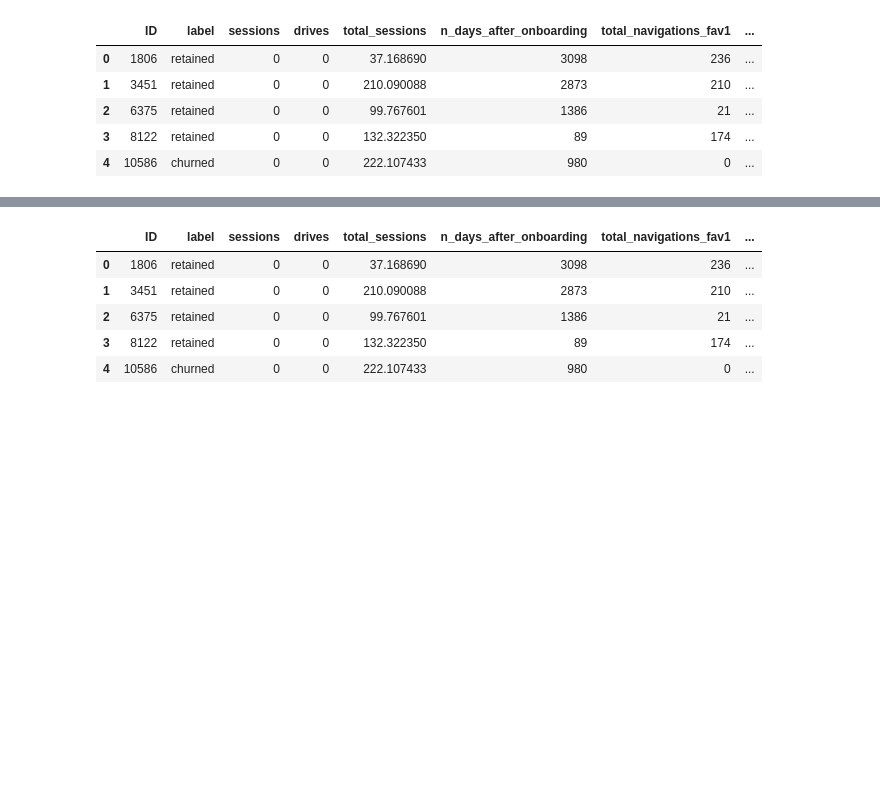
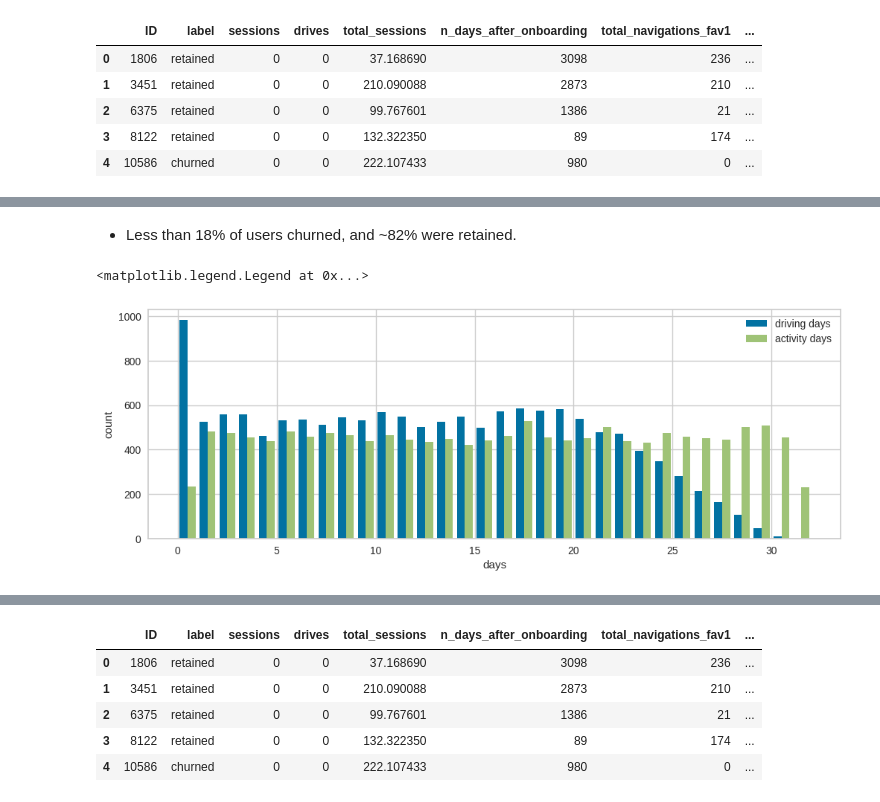
Before and after one commit to Hareg2024/User-churn, a Jupyter notebook: waze.ipynb, the cells around one changed output, grey strips where cells are left out. Drawn from its saved outputs; the diff is of its cells as text; code cells hidden in the pictures; blank space fills up the shorter version.

```diff
--- a/waze.ipynb
+++ b/waze.ipynb
@@ -66,0 +81,15 @@ df.head()
+# %% [markdown]
+* Less than 18% of users churned, and ~82% were retained.
+# %%
+# Histogram
+plt.figure(figsize=(12,4))
+label=['driving days', 'activity days']
+plt.hist([df['driving_days'], df['activity_days']],
+         bins=range(0,33),
+         label=label)
+plt.xlabel('days')
+plt.ylabel('count')
+plt.legend()
+# %% [output]
+<matplotlib.legend.Legend at 0x...>
+[figure, added]
```
Also changed, not shown: parts of 25 cells of this notebook.
